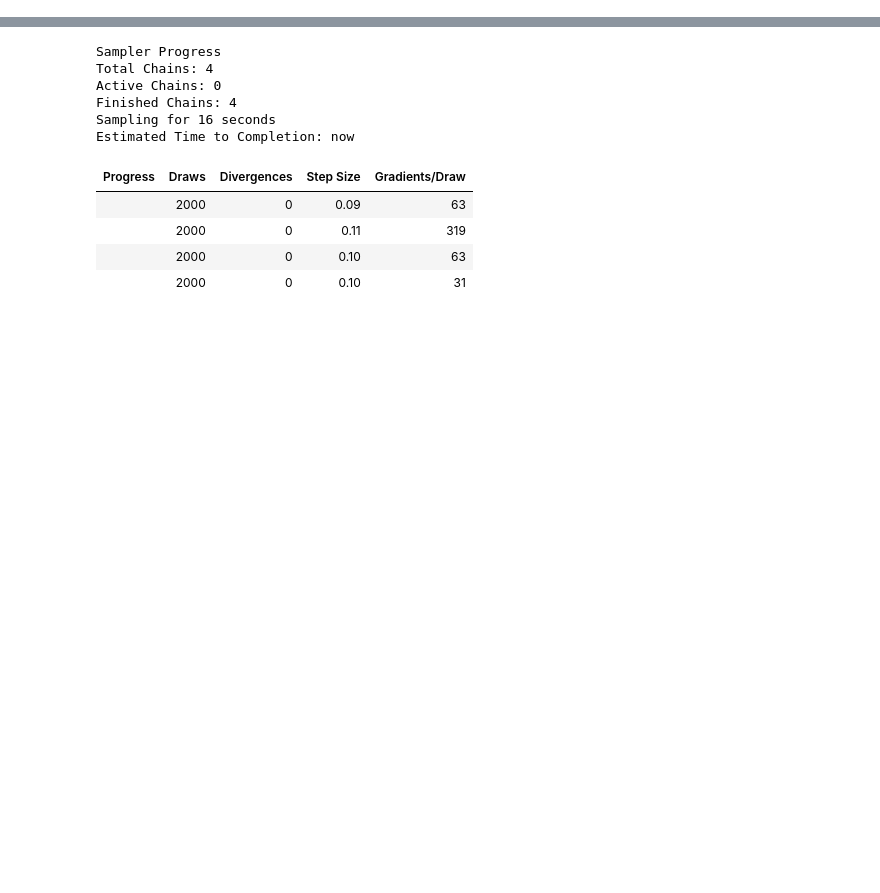
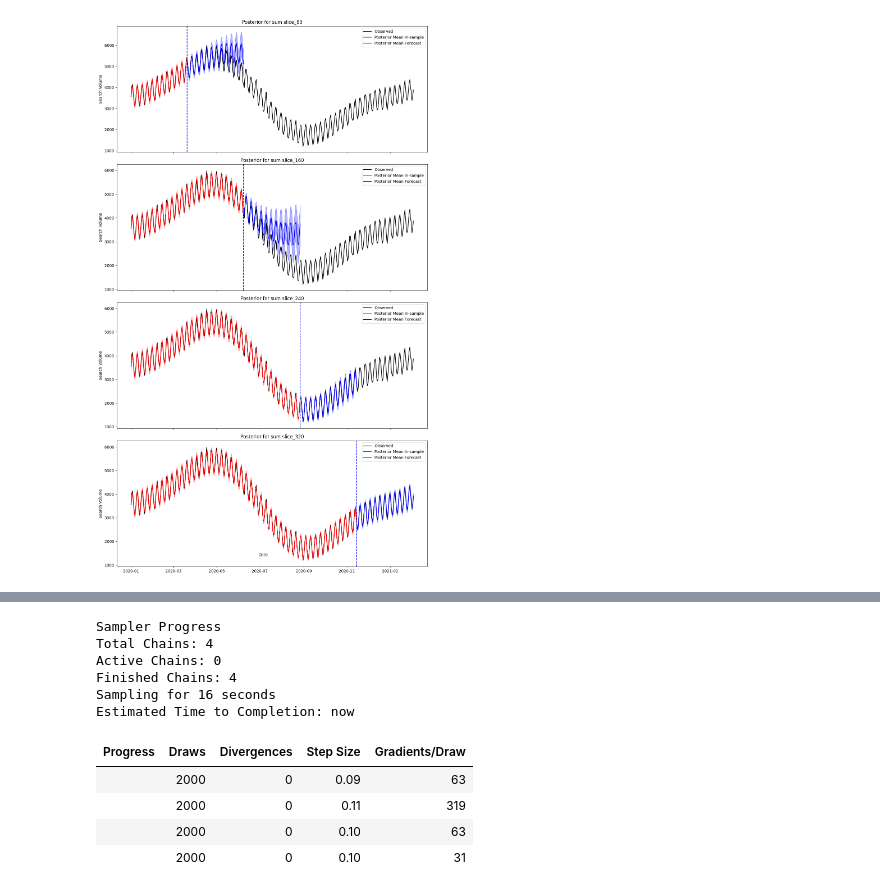
Before and after one commit to redam94/search-click-prediction, a Jupyter notebook: notebooks/test_model.ipynb, the cells around one changed output, grey strips where cells are left out. Cells and saved outputs as stored; diff of their text form; code cells hidden in the pictures; blank space fills up the shorter version.

Commit message:
Multi-geo Model

```diff
--- a/notebooks/test_model.ipynb
+++ b/notebooks/test_model.ipynb
@@ -44,0 +119,4 @@ data.search_volume.plot.line(x='date', hue='geo');
+# %%
+models = {name: model_time_slice(modeling_window) for name, modeling_window in train_growing_window_data.items()}
+traces = {name: pm.sample(1000, tune=1000, model=model) for name, model in models.items()}
+#posteriors = {name: pm.sample_posterior_predictive(traces[name], model=models[name], samples=1000) for name in models}
@@ -44,0 +175,6 @@ data.search_volume.plot.line(x='date', hue='geo');
+# %%
+posteriors = {}
+for name in models:
+    with models[name]:
+        pm.set_data({'time': data['time'], 'search_volume_data':data['search_volume']}, coords={'date': data['date'].values})
+        posteriors[name] = pm.sample_posterior_predictive(traces[name], extend_inferencedata=False)
@@ -44,0 +195,69 @@ data.search_volume.plot.line(x='date', hue='geo');
+# %%
+fig, axes = plt.subplots(len(posteriors)-1, 1, figsize=(12, 4*len(posteriors)), sharex=True)
+
+GEO = 'sum'
+# If there's only one slice, axes won't be an array
+if len(posteriors) == 1:
+    axes = [axes]
+
+for i, (slice_name, posterior) in enumerate(posteriors.items()):
+    if slice_name == 'full':
+        continue
+
+    ax = axes[i]
+
+    # Get the observed data
+    if GEO == 'sum':
+        observed = data['search_volume'].sum(dim='geo')
+        slice_len = train_growing_window_data[slice_name].dropna(dim='date').sum(dim='geo').sel(variable="search_volume").shape[0]
+        posterior_mean = posterior.posterior_predictive.search_volume_obs.sum('geo').mean(dim=('chain', 'draw')).isel(date=slice(slice_len+80))
+        posterior_hdi = pm.hdi(posterior.posterior_predictive.search_volume_obs.sum(dim='geo'))['search_volume_obs'].isel(date=slice(slice_len+80))
+    else:
+        observed = data['search_volume'].sel(geo=GEO)
+        slice_len = train_growing_window_data[slice_name].dropna(dim='date').sel(variable="search_volume", geo=GEO).shape[0]
+        # Get the posterior mean and HDI
+        posterior_mean = posterior.posterior_predictive.search_volume_obs.mean(dim=('chain', 'draw')).sel(geo=GEO).isel(date=slice(slice_len+80))
+        posterior_hdi = pm.hdi(posterior.posterior_predictive.search_volume_obs.sel(geo=GEO))['search_volume_obs'].isel(date=slice(slice_len+80))
+
+    posterior_mean_insample = posterior_mean.isel(date=slice(0,slice_len))
+    posterior_hdi_insample = posterior_hdi.isel(date=slice(0,slice_len))
+    posterior_mean_oos = posterior_mean.isel(date=slice(slice_len, None))
+    posterior_hdi_oos = posterior_hdi.isel(date=slice(slice_len, None))
+
+    # Plot the data
+    ax.plot(data['date'], observed, 'k-', label='Observed')
+    ax.plot(posterior_mean_insample.date, posterior_mean_insample, 'r-', label='Posterior Mean In-sample')
+    ax.plot(posterior_mean_oos.date, posterior_mean_oos, 'b-', label='Posterior Mean Forecast')
+
+
+    # Plot the HDI
+    ax.fill_between(
+        posterior_hdi_insample.date.values,
+        posterior_hdi_insample.sel(hdi='lower'),
+        posterior_hdi_insample.sel(hdi='higher'),
+        color='r', alpha=0.3
+    )
+    # Plot the HDI
+    ax.fill_between(
+        posterior_hdi_oos.date.values,
+        posterior_hdi_oos.sel(hdi='lower'),
+        posterior_hdi_oos.sel(hdi='higher'),
+        color='b', alpha=0.3
+    )
+
+    # Add slice data boundary line if it's not the full dataset
+    if slice_name != 'full':
+        slice_size = int(slice_name.split('_')[1])
+        ax.axvline(data['date'].values[slice_size-1], color='blue', linestyle='--')
+
+    # Add title and labels
+    ax.set_title(f'Posterior for {GEO} {slice_name}')
+    ax.set_ylabel('Search Volume')
+    ax.legend()
+
+# Add common x-label
+fig.text(0.5, 0.04, 'Date', ha='center', va='center')
+fig.tight_layout()
+plt.show()
+# %% [output]
+[figure, added]
```
Also changed, not shown: parts of 23 cells of this notebook.
